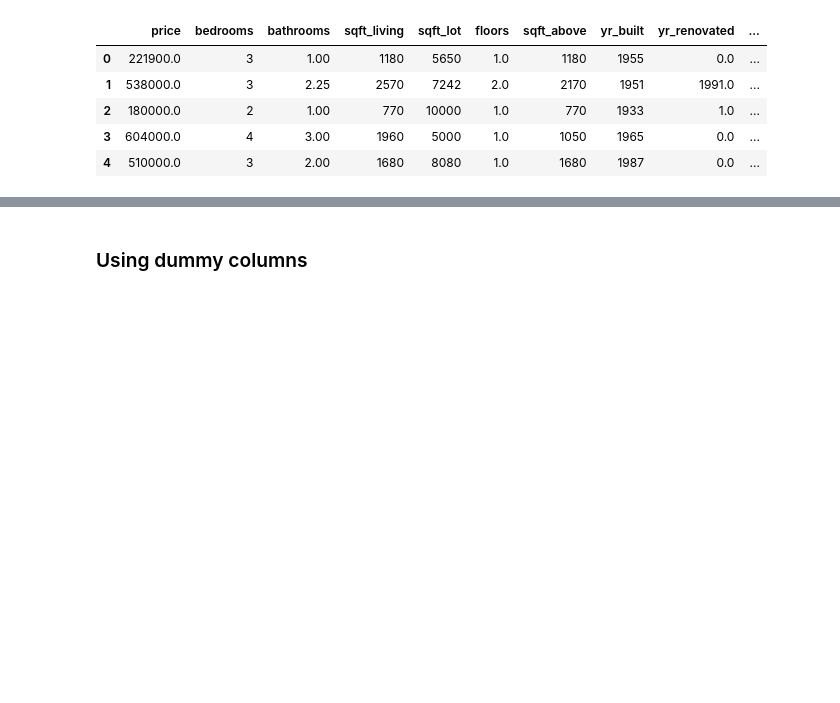
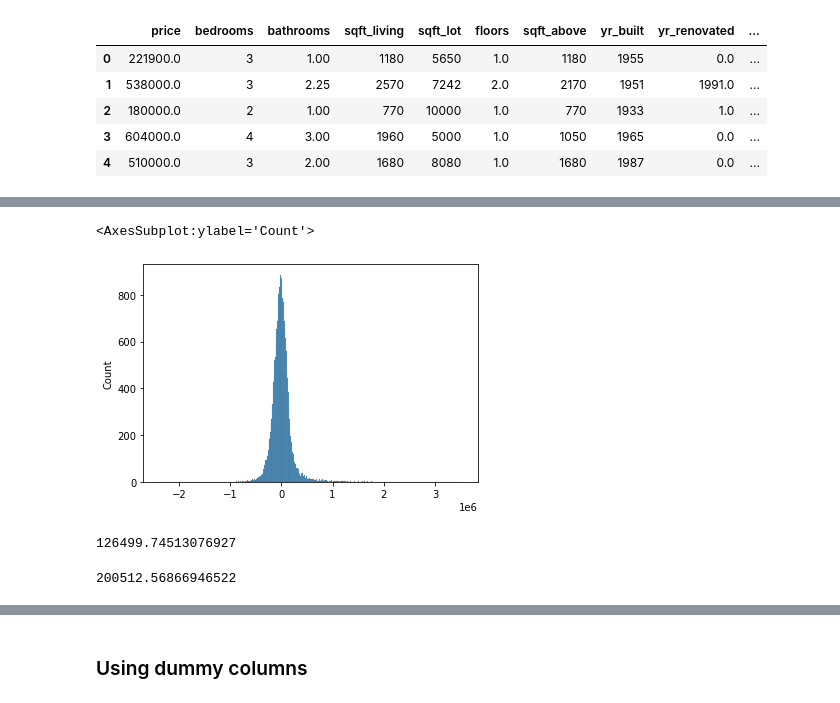
Before and after one commit to mattrubic/dsc-phase-2-project-v2-3, a Jupyter notebook: multi_lr_models.ipynb, the cells around one changed output, grey strips where cells are left out. Saved outputs shown, nothing was run; the diff lists cells and outputs as text; code cells hidden in the pictures; blank space fills up the shorter version.

```diff
--- a/multi_lr_models.ipynb
+++ b/multi_lr_models.ipynb
@@ -435,0 +514,15 @@ strong multicollinearity or other numerical problems.
+# %%
+sns.histplot(drop_lot_results.resid)
+# %% [output]
+<AxesSubplot:ylabel='Count'>
+[figure, added]
+# %%
+mae = drop_lot_results.resid.abs().sum() / len(y)
+mae
+# %% [output]
+126499.74513076927
+# %%
+rmse = ((drop_lot_results.resid ** 2).sum() / len(y)) ** 0.5
+rmse
+# %% [output]
+200512.56866946522
```
Also changed, not shown: parts of 51 cells of this notebook, 1 other file.
